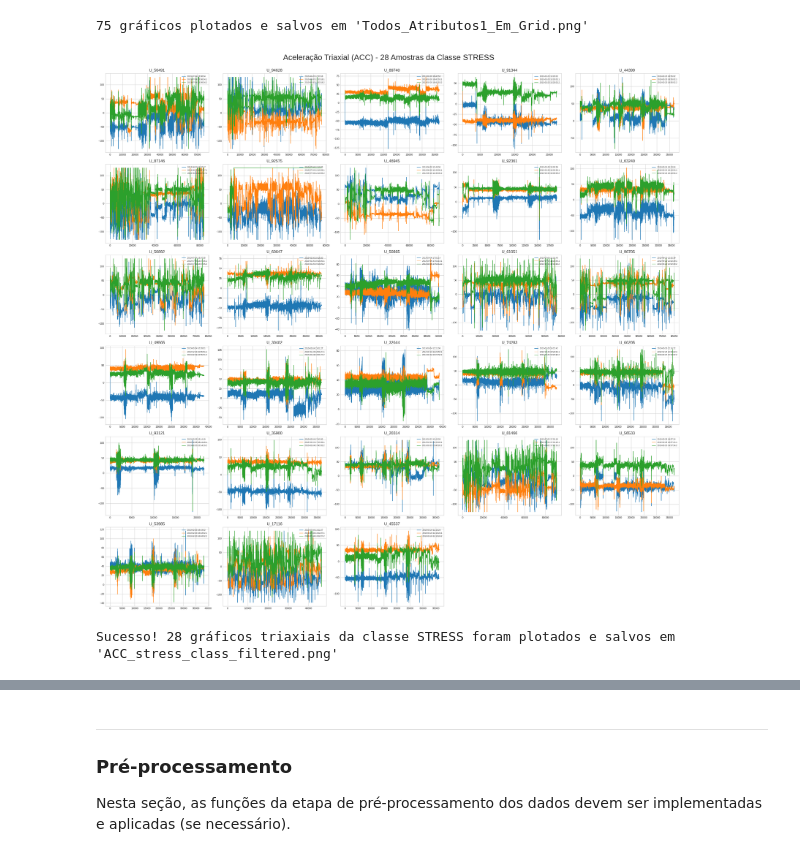
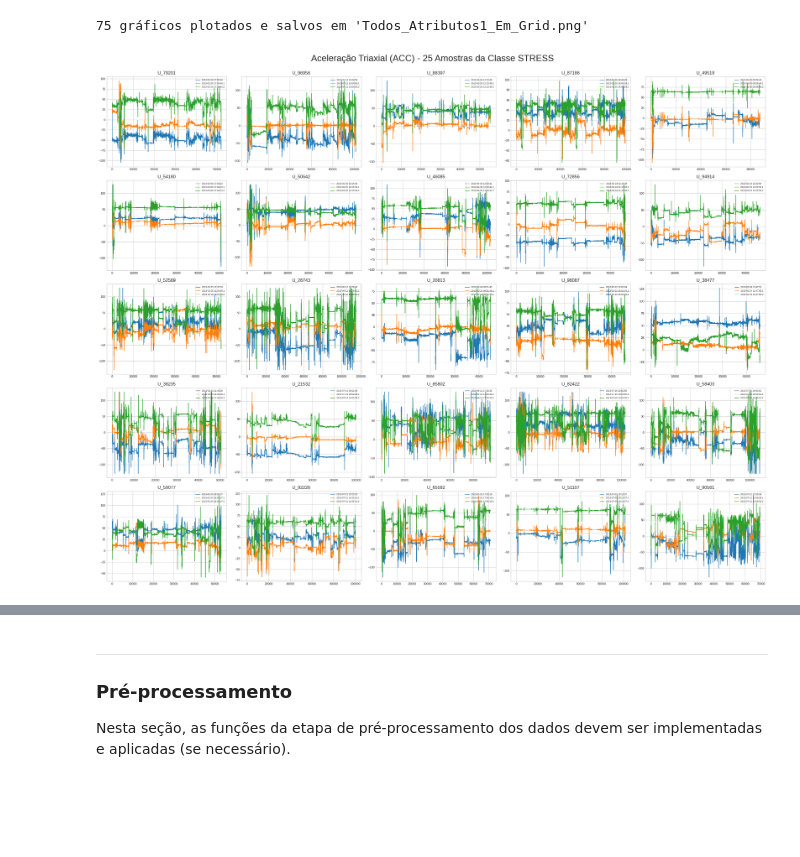
Before and after one commit to wallksss/SDUWPS, a Jupyter notebook: main.ipynb, the cells around one changed output, grey strips where cells are left out. Cells and saved outputs as stored; diff of their text form; code cells hidden in the pictures; blank space fills up the shorter version.

```diff
--- a/main.ipynb
+++ b/main.ipynb
@@ -263,7 +263,7 @@ stress_samples = []
 for i in range(dataset.shape[0]):
     sample_folder = str(dataset[i][0])
     sample_class = str(dataset[i][1])
-    if sample_class == "ANAEROBIC":
+    if sample_class == "STRESS":
         stress_samples.append(sample_folder)
 
 NUM_STRESS_SAMPLES = len(stress_samples)
@@ -284,8 +284,6 @@ else:
         axes = axes.reshape(ROWS, COLS)
 
     for i, sample_folder in enumerate(stress_samples):
-
-
         row = i // COLS
         col = i % COLS
         ax = axes[row, col]
@@ -295,44 +293,33 @@ else:
         try:
             df = pd.read_csv(file_path)
 
-            # Plotagem das 3 Componentes
             df.iloc[:, :3].plot(ax=ax, linewidth=1, legend=True, fontsize=8)
 
-            # Configurações do Subplot
             ax.set_title(sample_folder, fontsize=12)
             ax.set_xlabel('')
             ax.tick_params(axis='both', which='major', labelsize=8)
             ax.legend(loc='upper right', fontsize=6)
 
         except FileNotFoundError:
-            # Em caso de erro, o slot é usado para a mensagem de erro/falta
             ax.text(0.5, 0.5, f'{sample_folder} (Faltando)',
                     ha='center', va='center', fontsize=10, color='red')
             ax.axis('off')
         except Exception as e:
             ax.text(0.5, 0.5, f'{sample_folder} (Erro: {e})',
                     ha='center', va='center', fontsize=10, color='red')
             ax.axis('off')
 
-    # --- 6. Limpeza (Remover os Eixos Vazios Remanescentes) ---
-    # Se o grid não for totalmente preenchido (ex: 33 amostras em um grid 7x5=35),
-    # desative os últimos 2 slots.
     total_slots = ROWS * COLS
     for i in range(NUM_STRESS_SAMPLES, total_slots):
         row = i // COLS
         col = i % COLS
-        # Verifica se o índice está dentro dos limites do array 'axes'
         if row < ROWS and col < COLS:
             axes[row, col].axis('off')
 
-    # --- 7. Ajustar e Salvar a Imagem Única ---
     plt.tight_layout(rect=[0, 0, 1, 0.99])
 
-    plt.savefig('ACC_anaerobic_class.png', dpi=200, bbox_inches='tight')
+    plt.savefig('ACC_stress_class.png', dpi=200, bbox_inches='tight')
 
     plt.show()
-
-    print(f"Sucesso! {NUM_STRESS_SAMPLES} gráficos triaxiais da classe STRESS foram plotados e salvos em 'ACC_stress_class_filtered.png'")
 # %% [output]
-[figure, old version]
+[figure, new version]
-Sucesso! 28 gráficos triaxiais da classe STRESS foram plotados e salvos em 'ACC_stress_class_filtered.png'
```
Also changed, not shown: parts of 1 cell of this notebook, 5 other files.
